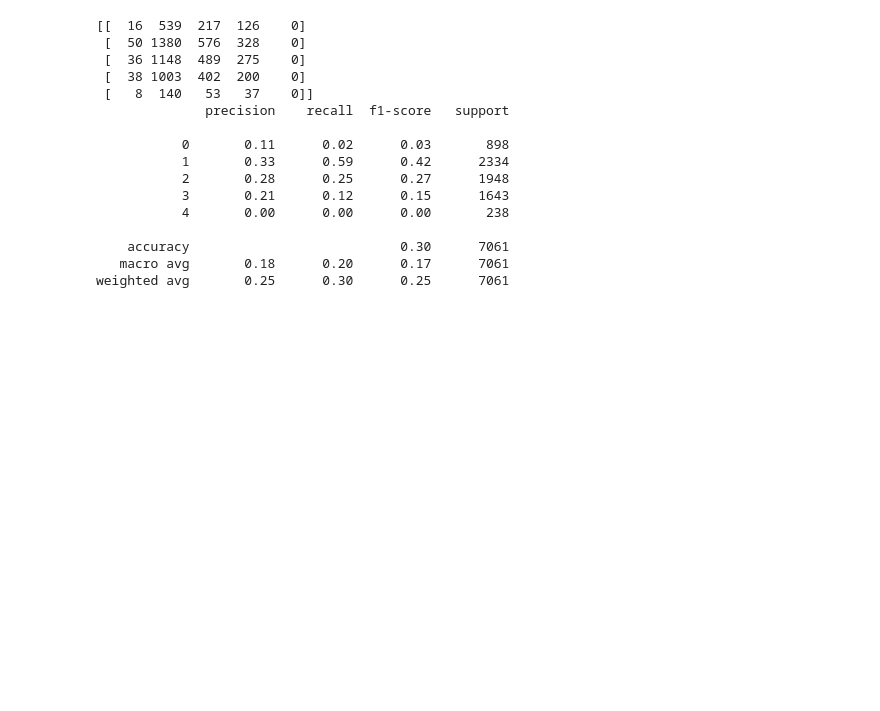
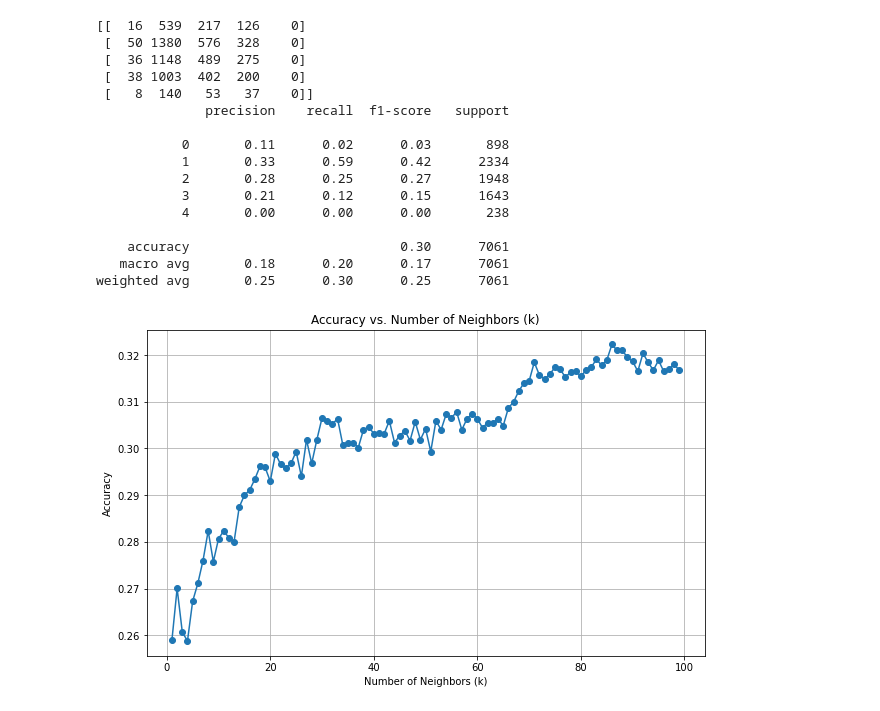
Before and after one commit to pourya-momtaz/CHL5230-Datathon1, a Jupyter notebook: Datathon1.ipynb, the cells around one changed output. Cells and saved outputs as stored; diff of their text form; code cells hidden in the pictures; blank space fills up the shorter version.

Commit message:
Add KNN for different K values

```diff
--- a/Datathon1.ipynb
+++ b/Datathon1.ipynb
@@ -218,3 +218,44 @@ print(classification_report(y_test, y_pred))
     accuracy                           0.30      7061
    macro avg       0.18      0.20      0.17      7061
 weighted avg       0.25      0.30      0.25      7061
+# %%
+from sklearn.model_selection import train_test_split
+from sklearn.neighbors import KNeighborsClassifier
+from sklearn.metrics import accuracy_score, precision_score, recall_score, f1_score, confusion_matrix
+from sklearn.preprocessing import StandardScaler
+
+X = df[['Sugar_Intake', 'Calorie_Intake', 'Gender', 'Age', 'Physical_Activity', 'Fast_Food_Frequency', 'Screen_Time']]
+y = df['BMI']
+
+X_train, X_test, y_train, y_test = train_test_split(X, y, test_size=0.2, random_state=42)
+
+scaler = StandardScaler()
+X_train_scaled = scaler.fit_transform(X_train)
+X_test_scaled = scaler.transform(X_test)
+
+k_values = []
+accuracy_values = []
+best_k = 0
+max_acc = 0
+
+for k in range(1, 100):
+    knn_classifier = KNeighborsClassifier(n_neighbors=k)
+    knn_classifier.fit(X_train_scaled, y_train)
+    y_pred = knn_classifier.predict(X_test_scaled)
+    accuracy = accuracy_score(y_test, y_pred)
+    k_values.append(k)
+    accuracy_values.append(accuracy)
+    if accuracy > max_acc:
+        max_acc = accuracy
+        best_k = k
+
+
+plt.figure(figsize=(10, 6))
+plt.plot(k_values, accuracy_values, marker='o')
+plt.title("Accuracy vs. Number of Neighbors (k)")
+plt.xlabel("Number of Neighbors (k)")
+plt.ylabel("Accuracy")
+plt.grid(True)
+plt.show()
+# %% [output]
+[figure, added]
```
Also changed, not shown: parts of 3 cells of this notebook.
